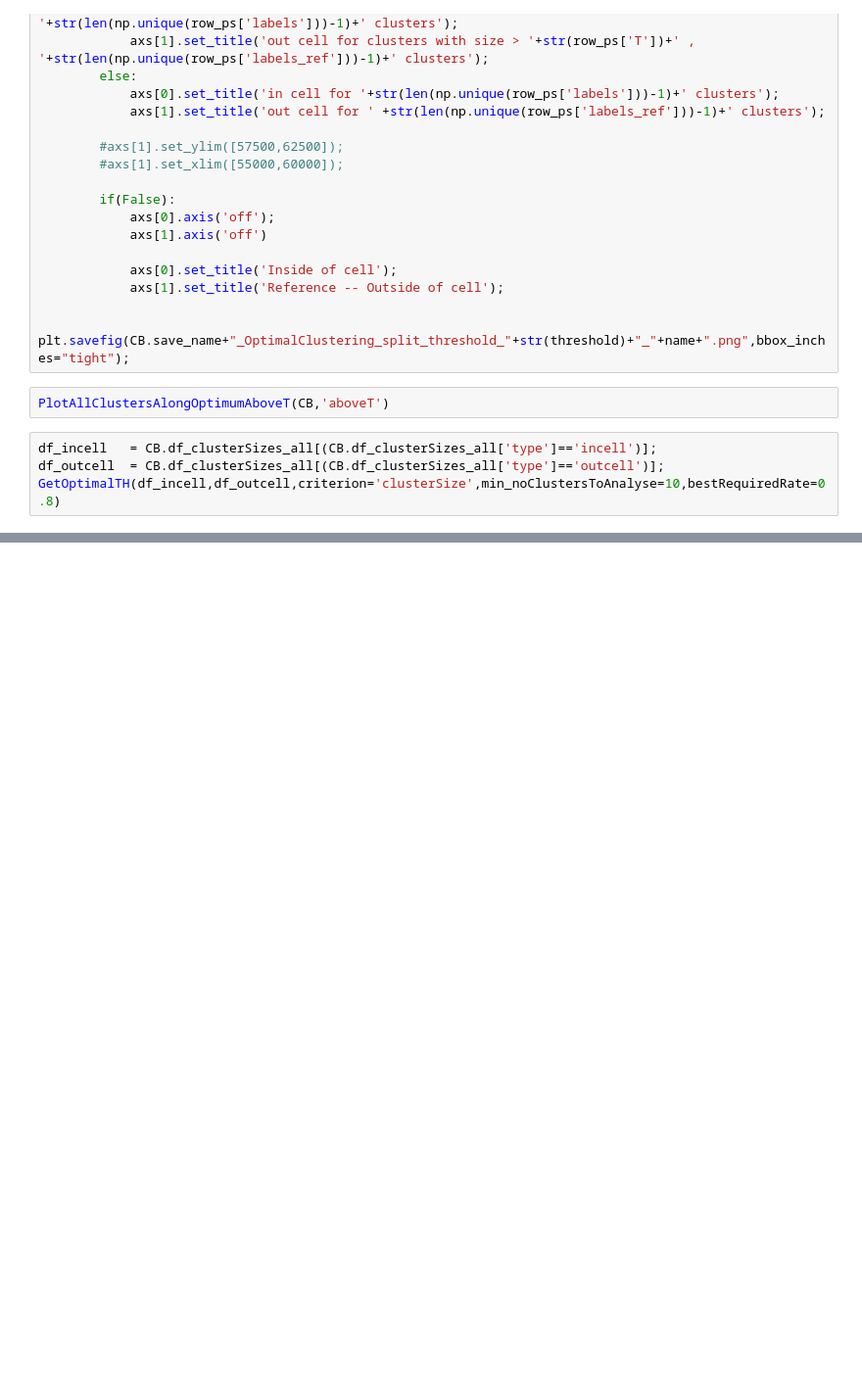
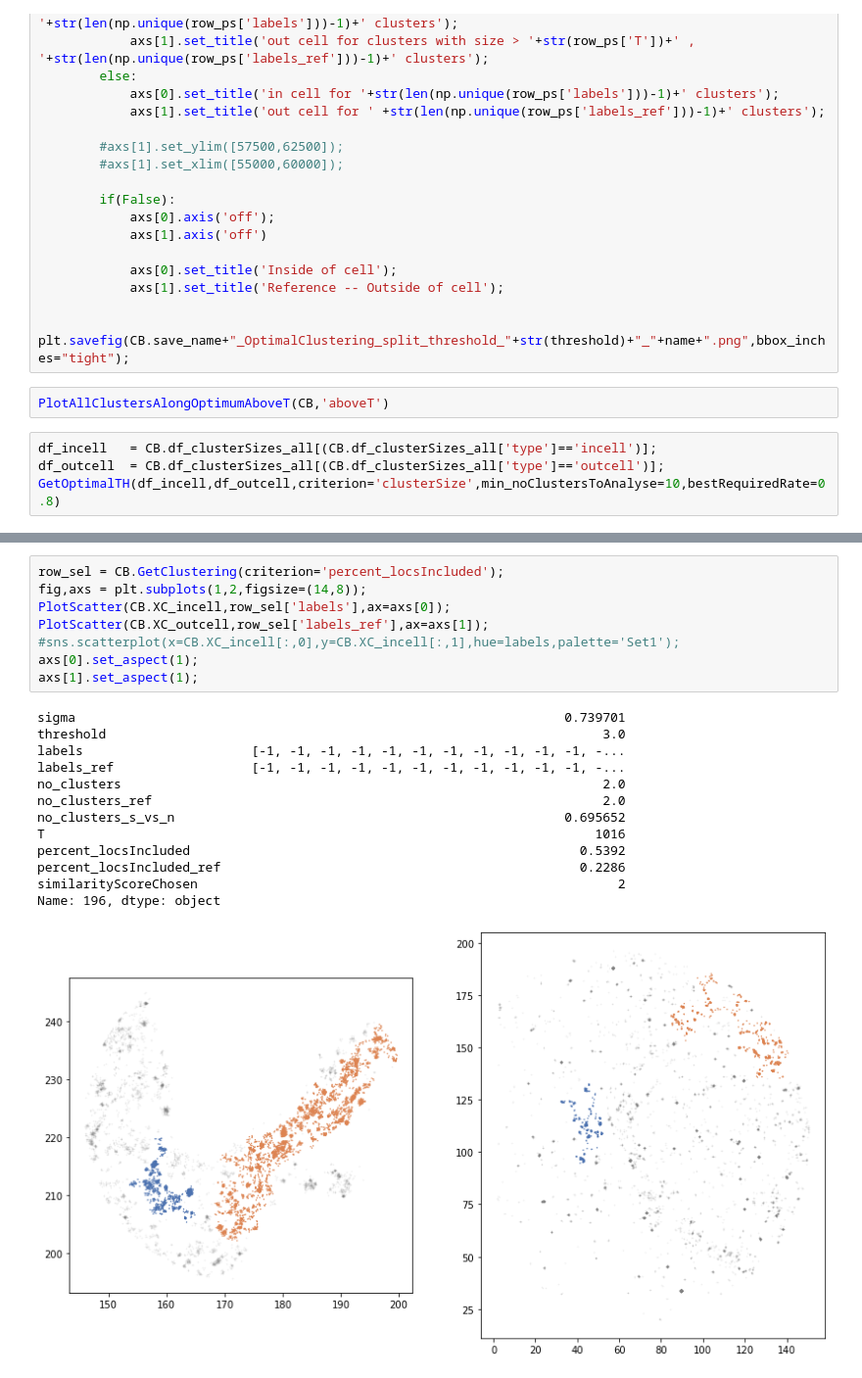
Before and after one commit to NoldAndreas/FINDER, a Jupyter notebook: Code/FigX5_Explore2DOptimizer_ClusterBasing.ipynb, the cells around one changed output, grey strips where cells are left out. Shown at 98% size. Saved outputs shown, nothing was run; the diff lists cells and outputs as text; blank space fills up the shorter version.

```diff
--- a/Code/FigX5_Explore2DOptimizer_ClusterBasing.ipynb
+++ b/Code/FigX5_Explore2DOptimizer_ClusterBasing.ipynb
@@ -201,0 +187,22 @@ np.maximum(np.ones((10,)),2)
+# %%
+row_sel = CB.GetClustering(criterion='percent_locsIncluded');
+fig,axs = plt.subplots(1,2,figsize=(14,8));
+PlotScatter(CB.XC_incell,row_sel['labels'],ax=axs[0]);
+PlotScatter(CB.XC_outcell,row_sel['labels_ref'],ax=axs[1]);
+#sns.scatterplot(x=CB.XC_incell[:,0],y=CB.XC_incell[:,1],hue=labels,palette='Set1');
+axs[0].set_aspect(1);
+axs[1].set_aspect(1);
+# %% [output]
+sigma                                                                0.739701
+threshold                                                                 3.0
+labels                      [-1, -1, -1, -1, -1, -1, -1, -1, -1, -1, -1, -...
+labels_ref                  [-1, -1, -1, -1, -1, -1, -1, -1, -1, -1, -1, -...
+no_clusters                                                               2.0
+no_clusters_ref                                                           2.0
+no_clusters_s_vs_n                                                   0.695652
+T                                                                        1016
+percent_locsIncluded                                                   0.5392
+percent_locsIncluded_ref                                               0.2286
+similarityScoreChosen                                                       2
+Name: 196, dtype: object
+[figure, added]
```
Also changed, not shown: parts of 20 cells of this notebook, 7 other files.
